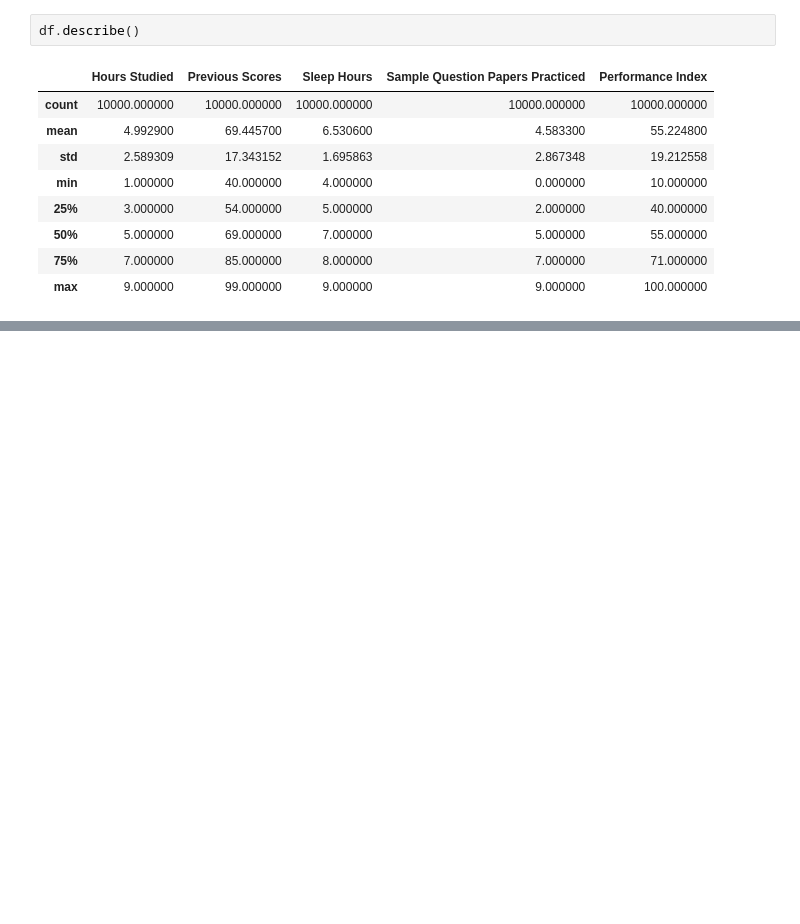
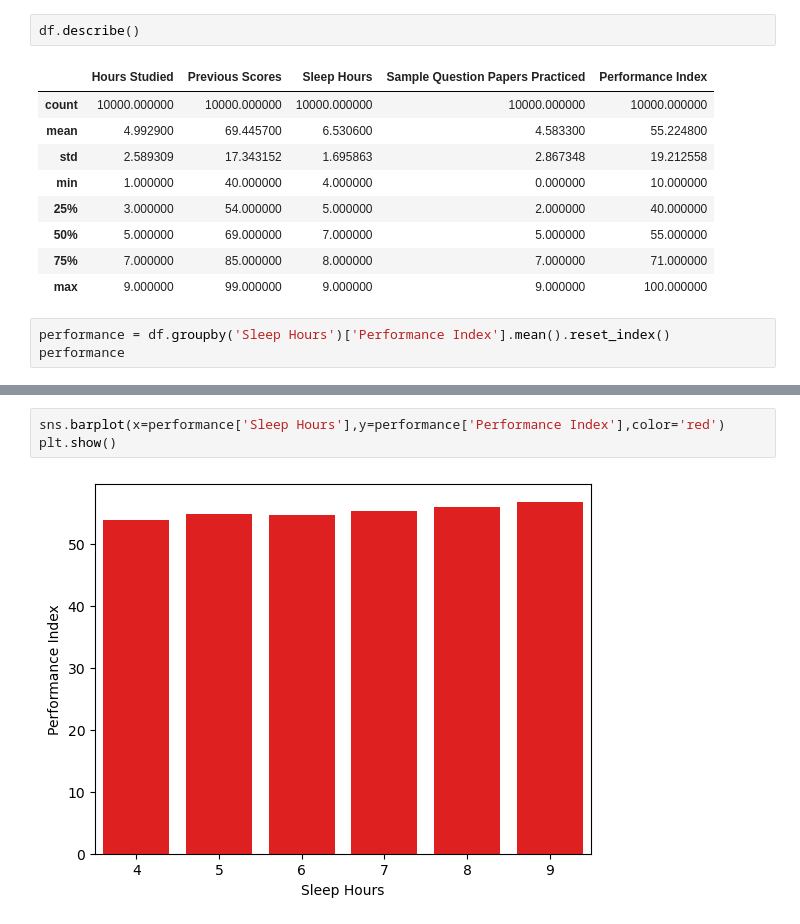
Before and after one commit to cathym20/Student-Performance, a Jupyter notebook: performance_regression.ipynb, the cells around one changed output, grey strips where cells are left out. Saved outputs shown, nothing was run; the diff lists cells and outputs as text; blank space fills up the shorter version.

```diff
--- a/performance_regression.ipynb
+++ b/performance_regression.ipynb
@@ -53,3 +55,6 @@ df.describe()
 | 50% | 5.000000 | 69.000000 | 7.000000 | 5.000000 | 55.000000 |
 | 75% | 7.000000 | 85.000000 | 8.000000 | 7.000000 | 71.000000 |
 | max | 9.000000 | 99.000000 | 9.000000 | 9.000000 | 100.000000 |
+# %%
+performance = df.groupby('Sleep Hours')['Performance Index'].mean().reset_index()
+performance
@@ -55,0 +89,5 @@ df.describe()
+# %%
+sns.barplot(x=performance['Sleep Hours'],y=performance['Performance Index'],color='red')
+plt.show()
+# %% [output]
+[figure, added]
```
Also changed, not shown: parts of 5 cells of this notebook.
